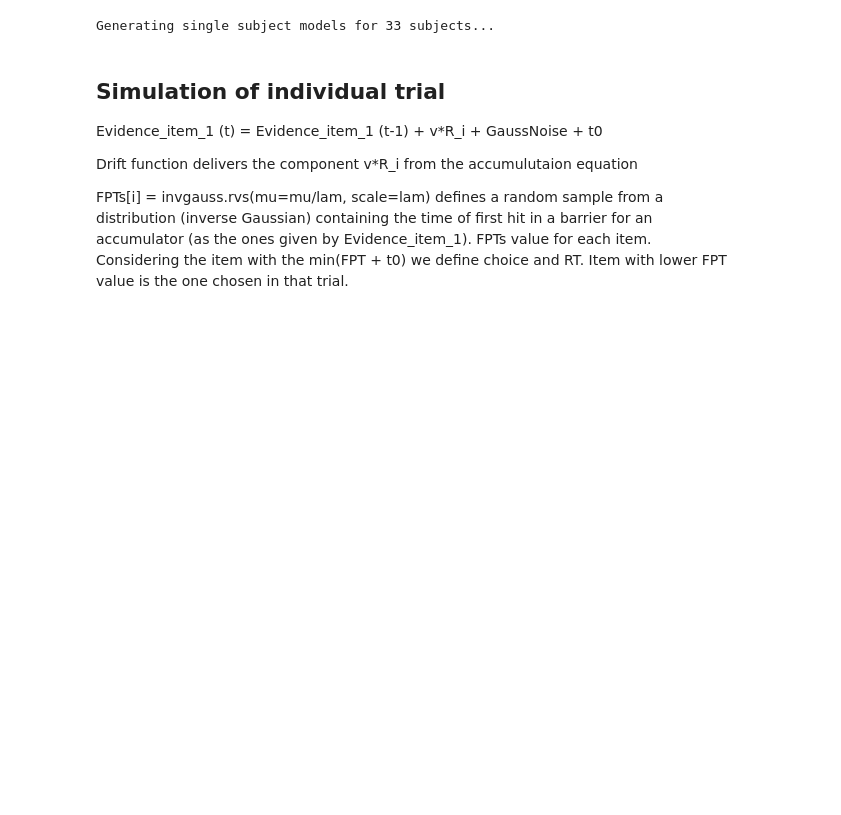
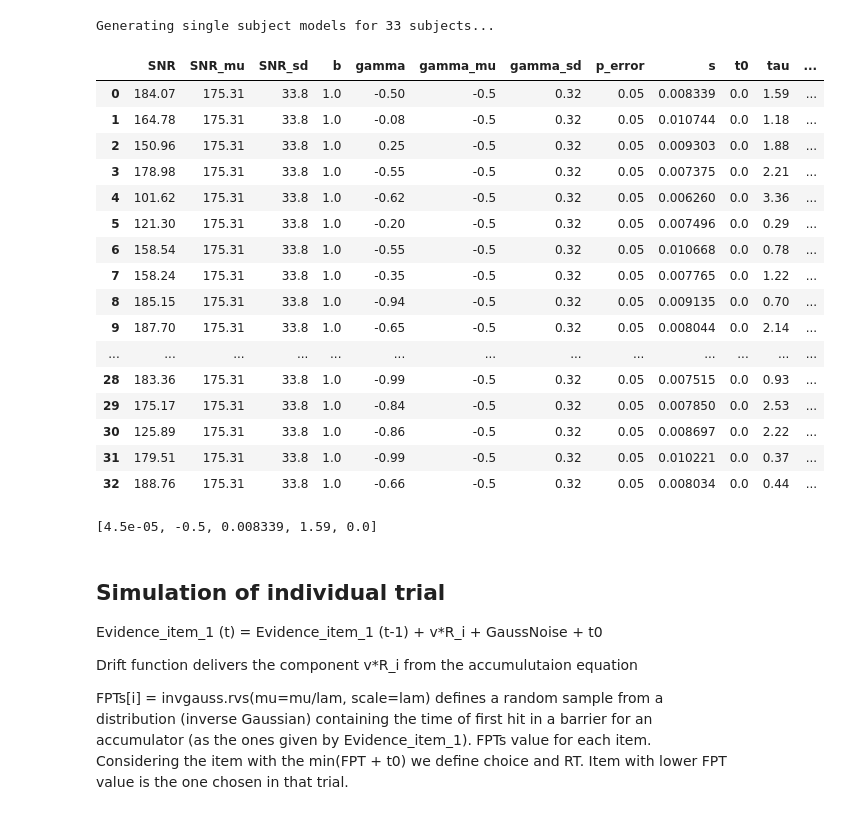
Before and after one commit to pradysepulveda/glamDDM_FF2018, a Jupyter notebook: Test_simulations.ipynb, the cells around one changed output. Drawn from its saved outputs; the diff is of its cells as text; code cells hidden in the pictures; blank space fills up the shorter version.

```diff
--- a/Test_simulations.ipynb
+++ b/Test_simulations.ipynb
@@ -60,4 +55,4 @@ glam_full.make_model('individual', gamma_bounds=(-1, 1), t0_val=0)
 # %% [output]
 Generating single subject models for 33 subjects...
 # %%
-glam_full.estimates = np.load(str('results/estimates/glam_FF2018_full_individual'+sufix+'.npy'))
+glam_full.estimates = np.load(str('results/estimates/glam_FF2018_full_hierarchical_cv'+sufix+'_NUTS.npy'))
@@ -66,12 +59,41 @@ glam_full.estimates = np.load(str('results/estimates/glam_FF2018_full_individual
+# %%
+glam_full.estimates = pd.DataFrame.from_dict(glam_full.estimates.item(0))
 # %%
 # We can define n_repeats (1 by default), boundary (1 by default), error_weight ( 0.05 by default)
 #glam_full.predict(n_repeats=50)
+glam_full.estimates
+# %% [output]
+|  | SNR | SNR_mu | SNR_sd | b | gamma | gamma_mu | gamma_sd | p_error | s | t0 | tau | ... |
+| 0 | 184.07 | 175.31 | 33.8 | 1.0 | -0.50 | -0.5 | 0.32 | 0.05 | 0.008339 | 0.0 | 1.59 | ... |
+| 1 | 164.78 | 175.31 | 33.8 | 1.0 | -0.08 | -0.5 | 0.32 | 0.05 | 0.010744 | 0.0 | 1.18 | ... |
+| 2 | 150.96 | 175.31 | 33.8 | 1.0 | 0.25 | -0.5 | 0.32 | 0.05 | 0.009303 | 0.0 | 1.88 | ... |
+| 3 | 178.98 | 175.31 | 33.8 | 1.0 | -0.55 | -0.5 | 0.32 | 0.05 | 0.007375 | 0.0 | 2.21 | ... |
+| 4 | 101.62 | 175.31 | 33.8 | 1.0 | -0.62 | -0.5 | 0.32 | 0.05 | 0.006260 | 0.0 | 3.36 | ... |
+| 5 | 121.30 | 175.31 | 33.8 | 1.0 | -0.20 | -0.5 | 0.32 | 0.05 | 0.007496 | 0.0 | 0.29 | ... |
+| 6 | 158.54 | 175.31 | 33.8 | 1.0 | -0.55 | -0.5 | 0.32 | 0.05 | 0.010668 | 0.0 | 0.78 | ... |
+| 7 | 158.24 | 175.31 | 33.8 | 1.0 | -0.35 | -0.5 | 0.32 | 0.05 | 0.007765 | 0.0 | 1.22 | ... |
+| 8 | 185.15 | 175.31 | 33.8 | 1.0 | -0.94 | -0.5 | 0.32 | 0.05 | 0.009135 | 0.0 | 0.70 | ... |
+| 9 | 187.70 | 175.31 | 33.8 | 1.0 | -0.65 | -0.5 | 0.32 | 0.05 | 0.008044 | 0.0 | 2.14 | ... |
+| ... | ... | ... | ... | ... | ... | ... | ... | ... | ... | ... | ... | ... |
+| 28 | 183.36 | 175.31 | 33.8 | 1.0 | -0.99 | -0.5 | 0.32 | 0.05 | 0.007515 | 0.0 | 0.93 | ... |
+| 29 | 175.17 | 175.31 | 33.8 | 1.0 | -0.84 | -0.5 | 0.32 | 0.05 | 0.007850 | 0.0 | 2.53 | ... |
+| 30 | 125.89 | 175.31 | 33.8 | 1.0 | -0.86 | -0.5 | 0.32 | 0.05 | 0.008697 | 0.0 | 2.22 | ... |
+| 31 | 179.51 | 175.31 | 33.8 | 1.0 | -0.99 | -0.5 | 0.32 | 0.05 | 0.010221 | 0.0 | 0.37 | ... |
+| 32 | 188.76 | 175.31 | 33.8 | 1.0 | -0.66 | -0.5 | 0.32 | 0.05 | 0.008034 | 0.0 | 0.44 | ... |
 # %%
-## Select one participants parameters to perform the simulations
+## Select one participants parameters to perform the simulations [INDIVIDUAL CASE]
 subject = 0
-parameters = [glam_full.estimates[subject].get(parameter)
+try:
+    parameters = [glam_full.estimates[subject].get(parameter)
                               for parameter in ['v', 'gamma', 's', 'tau', 't0']]
+
+except:
+    parameters = [glam_full.estimates.get(parameter)[subject]
+                              for parameter in ['v', 'gamma', 's', 'tau', 't0']]
+
 parameters
+# %% [output]
+[4.5e-05, -0.5, 0.008339, 1.59, 0.0]
 # %%
 value_cols = ['item_value_{}'.format(i)
                           for i in range(glam_full.n_items)]
```
Also changed, not shown: parts of 8 cells of this notebook, 3 other files.
